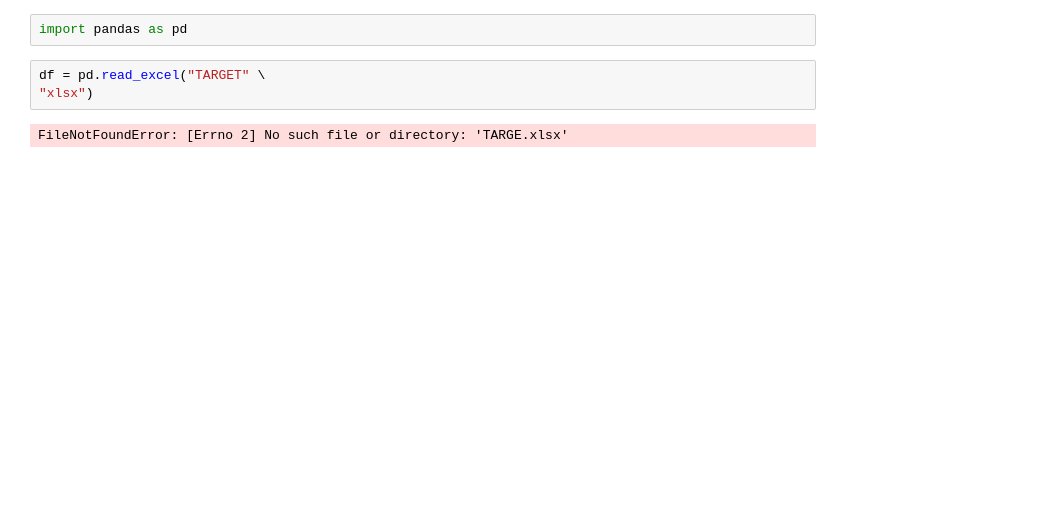
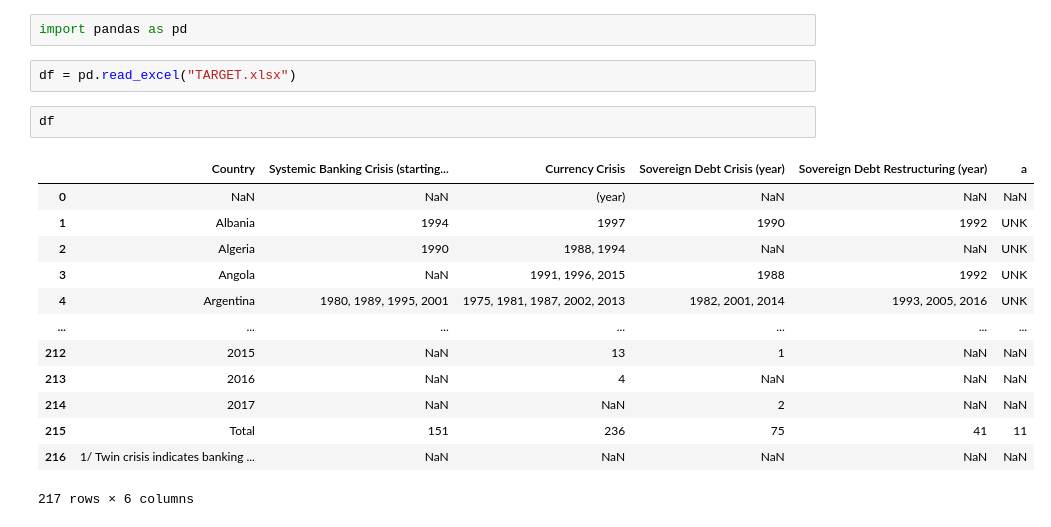
Before and after one commit to SandraGM1/ML_Crisis_Prediction, a Jupyter notebook: pruebas/Filtrado de paises.ipynb, the cells around one changed output. Saved outputs shown, nothing was run; the diff lists cells and outputs as text; blank space fills up the shorter version.

```diff
--- a/pruebas/Filtrado de paises.ipynb
+++ b/pruebas/Filtrado de paises.ipynb
@@ -1,7 +1,20 @@
 # %%
 import pandas as pd
 # %%
-df = pd.read_excel("TARGET" \
-"xlsx")
+df = pd.read_excel("TARGET.xlsx")
-# %% [output]
-FileNotFoundError: [Errno 2] No such file or directory: 'TARGE.xlsx'
+# %%
+df
+# %% [output]
+|  | Country | Systemic Banking Crisis (starting... | Currency Crisis | Sovereign Debt Crisis (year) | Sovereign Debt Restructuring (year) | a |
+| 0 | NaN | NaN | (year) | NaN | NaN | NaN |
+| 1 | Albania | 1994 | 1997 | 1990 | 1992 | UNK |
+| 2 | Algeria | 1990 | 1988, 1994 | NaN | NaN | UNK |
+| 3 | Angola | NaN | 1991, 1996, 2015 | 1988 | 1992 | UNK |
+| 4 | Argentina | 1980, 1989, 1995, 2001 | 1975, 1981, 1987, 2002, 2013 | 1982, 2001, 2014 | 1993, 2005, 2016 | UNK |
+| ... | ... | ... | ... | ... | ... | ... |
+| 212 | 2015 | NaN | 13 | 1 | NaN | NaN |
+| 213 | 2016 | NaN | 4 | NaN | NaN | NaN |
+| 214 | 2017 | NaN | NaN | 2 | NaN | NaN |
+| 215 | Total | 151 | 236 | 75 | 41 | 11 |
+| 216 | 1/ Twin crisis indicates banking ... | NaN | NaN | NaN | NaN | NaN |
+217 rows × 6 columns
```
Also changed, not shown: parts of 39 cells of this notebook.
